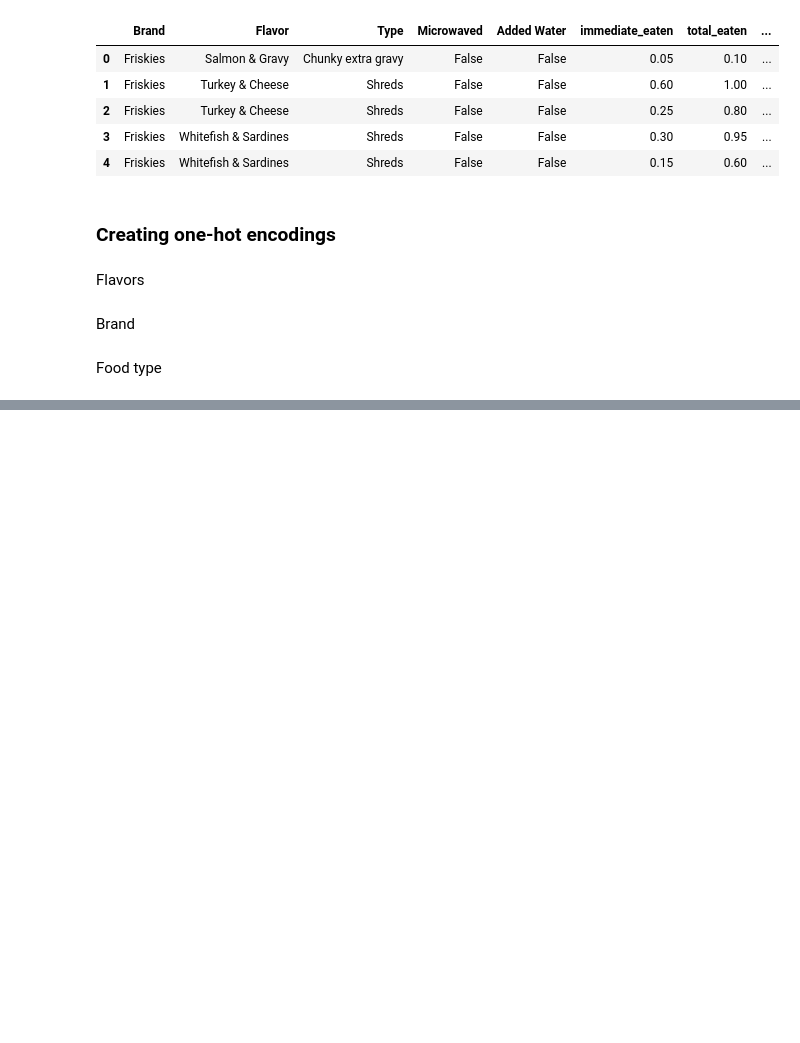
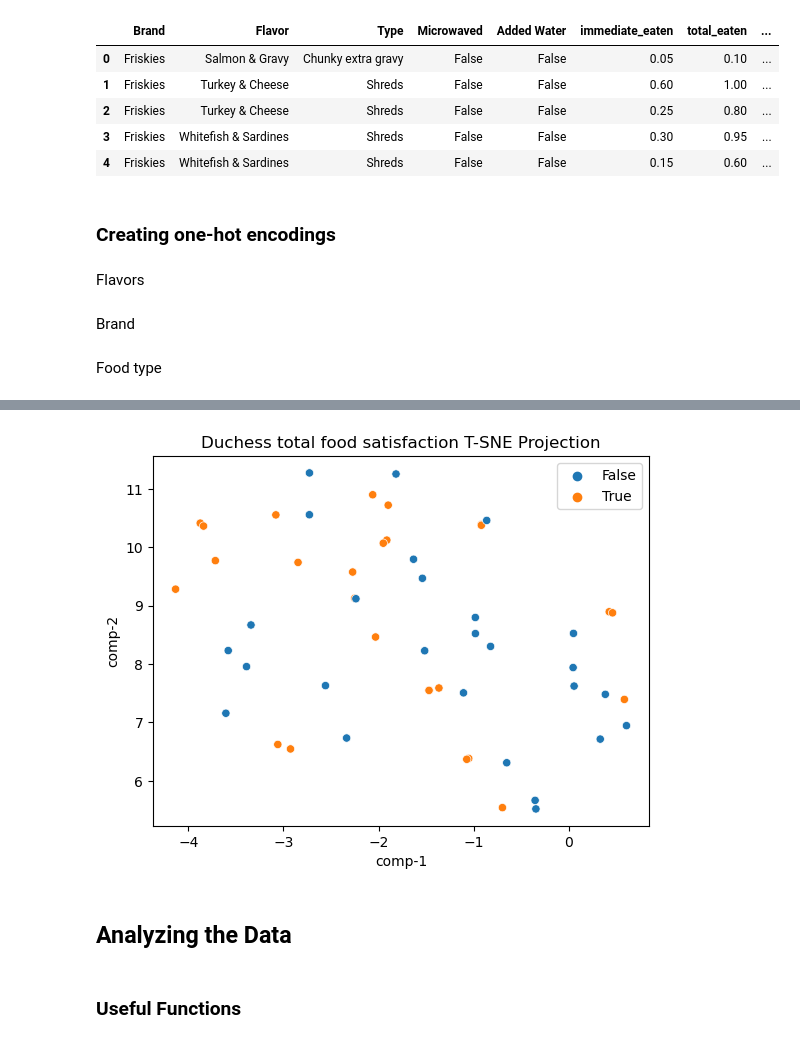
Before and after one commit to wdreames/duchess-eating-habits, a Jupyter notebook: src/duchess-eating-habits-analysis.ipynb, the cells around one changed output, grey strips where cells are left out. Saved outputs shown, nothing was run; the diff lists cells and outputs as text; code cells hidden in the pictures; blank space fills up the shorter version.

```diff
--- a/src/duchess-eating-habits-analysis.ipynb
+++ b/src/duchess-eating-habits-analysis.ipynb
@@ -222,0 +229,4 @@ df
+# %%
+X = df.drop(['immediate_eaten', 'total_eaten', 'satisfactory_immediate_eaten', 'satisfactory_total_eaten'], axis=1)
+Y_immediate = df['satisfactory_immediate_eaten']
+Y_total = df['satisfactory_total_eaten']
@@ -222,0 +376,17 @@ df
+# %%
+tsne_x = TSNE().fit_transform(X)
+# %%
+tsne_df = pd.DataFrame()
+tsne_df["y"] = Y_total
+tsne_df["comp-1"] = tsne_x[:,0]
+tsne_df["comp-2"] = tsne_x[:,1]
+sns.scatterplot(x="comp-1", y="comp-2", hue=tsne_df.y.tolist(),
+                data=tsne_df).set(title="Duchess total food satisfaction T-SNE Projection")
+
+plt.show()
+# %% [output]
+[figure, added]
+# %% [markdown]
+## Analyzing the Data
+# %% [markdown]
+### Useful Functions
```
Also changed, not shown: parts of 38 cells of this notebook, 6 other files.
